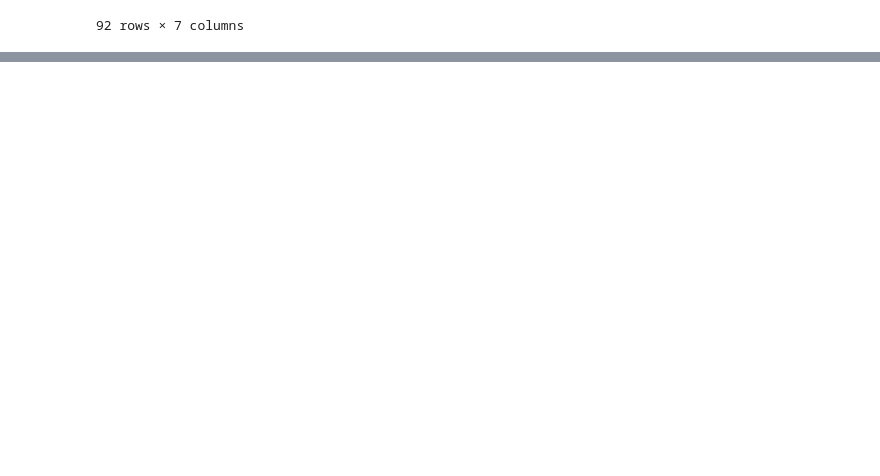
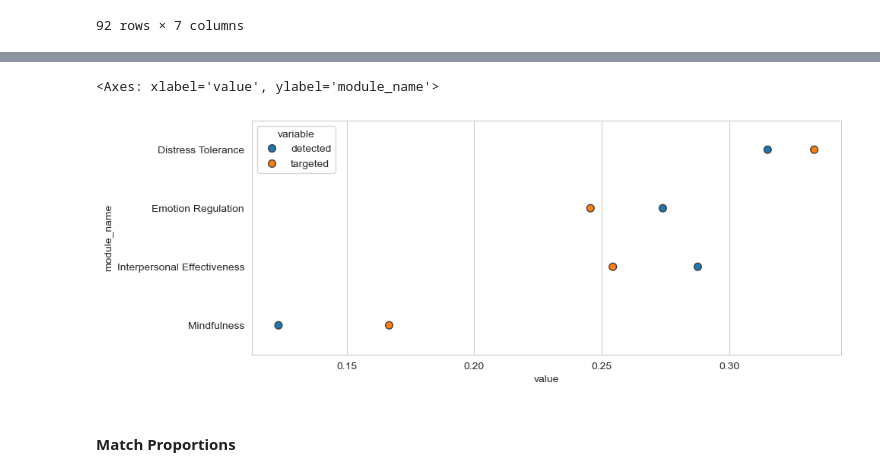
Before and after one commit to hecerinc/dbt-llm, a Jupyter notebook: src/Complete Pipeline.ipynb, the cells around one changed output, grey strips where cells are left out. Saved outputs shown, nothing was run; the diff lists cells and outputs as text; code cells hidden in the pictures; blank space fills up the shorter version.

```diff
--- a/src/Complete Pipeline.ipynb
+++ b/src/Complete Pipeline.ipynb
@@ -400,0 +414,3 @@ plt.tick_params(labelsize=10)
+# %%
+module_counts_df = skill_counts_df.groupby(['module_name', 'variable'])['value'].sum().reset_index()
+module_counts_df
@@ -400,0 +427,8 @@ plt.tick_params(labelsize=10)
+# %%
+plt.figure(figsize=(10,4))
+sns.stripplot(module_counts_df, y='module_name', x='value', hue='variable', linewidth=1, size=7, jitter=False)
+# %% [output]
+<Axes: xlabel='value', ylabel='module_name'>
+[figure, added]
+# %% [markdown]
+#### Match Proportions
```
Also changed, not shown: parts of 7 cells of this notebook, 1 other file.
